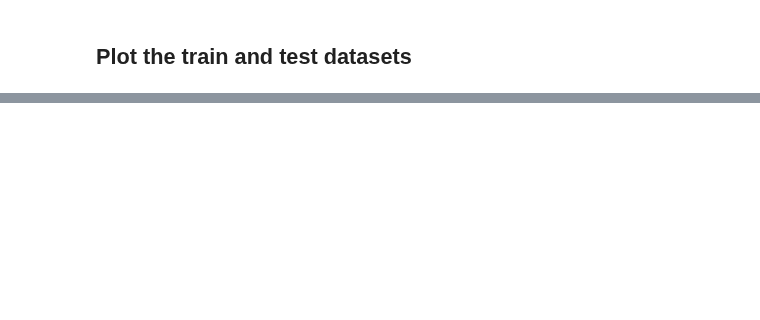
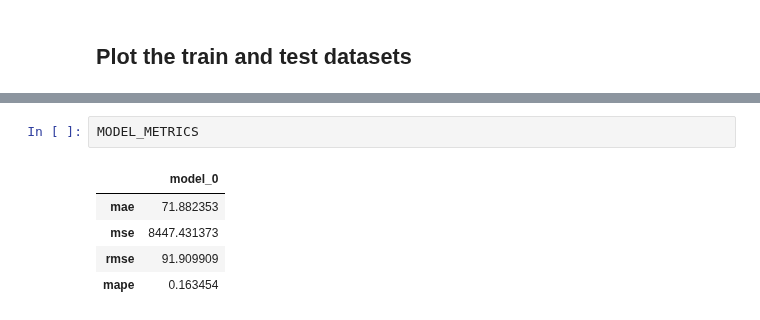
Before and after one commit to poolGolez/project-roosevelt, a Jupyter notebook: forecast-your-site-visits.ipynb, the cells around one changed output, grey strips where cells are left out. Drawn from its saved outputs; the diff is of its cells as text; blank space fills up the shorter version.

```diff
--- a/forecast-your-site-visits.ipynb
+++ b/forecast-your-site-visits.ipynb
@@ -185,0 +282,8 @@ plot_time_series(test_dataset)
+# %%
+MODEL_METRICS
+# %% [output]
+|  | model_0 |
+| mae | 71.882353 |
+| mse | 8447.431373 |
+| rmse | 91.909909 |
+| mape | 0.163454 |
```
Also changed, not shown: parts of 16 cells of this notebook.
